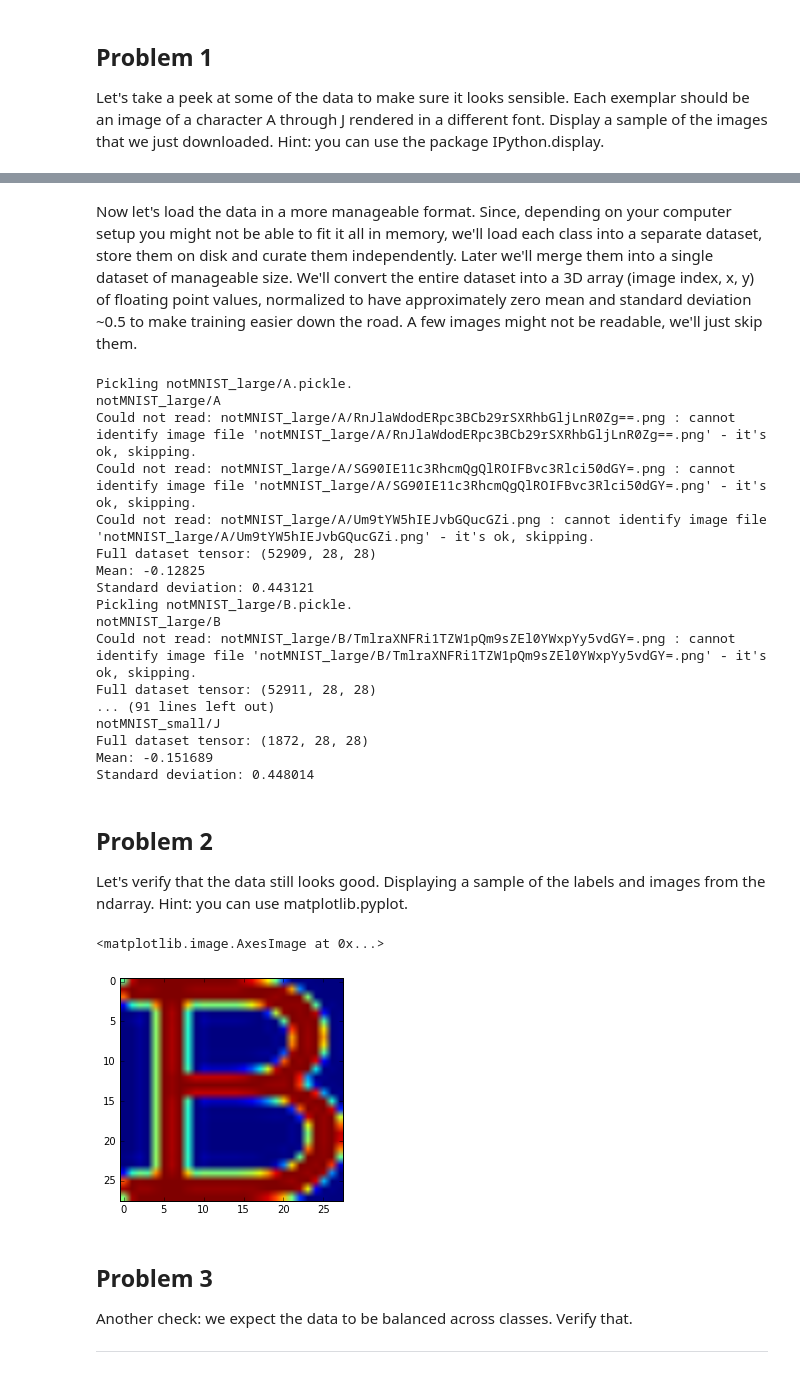
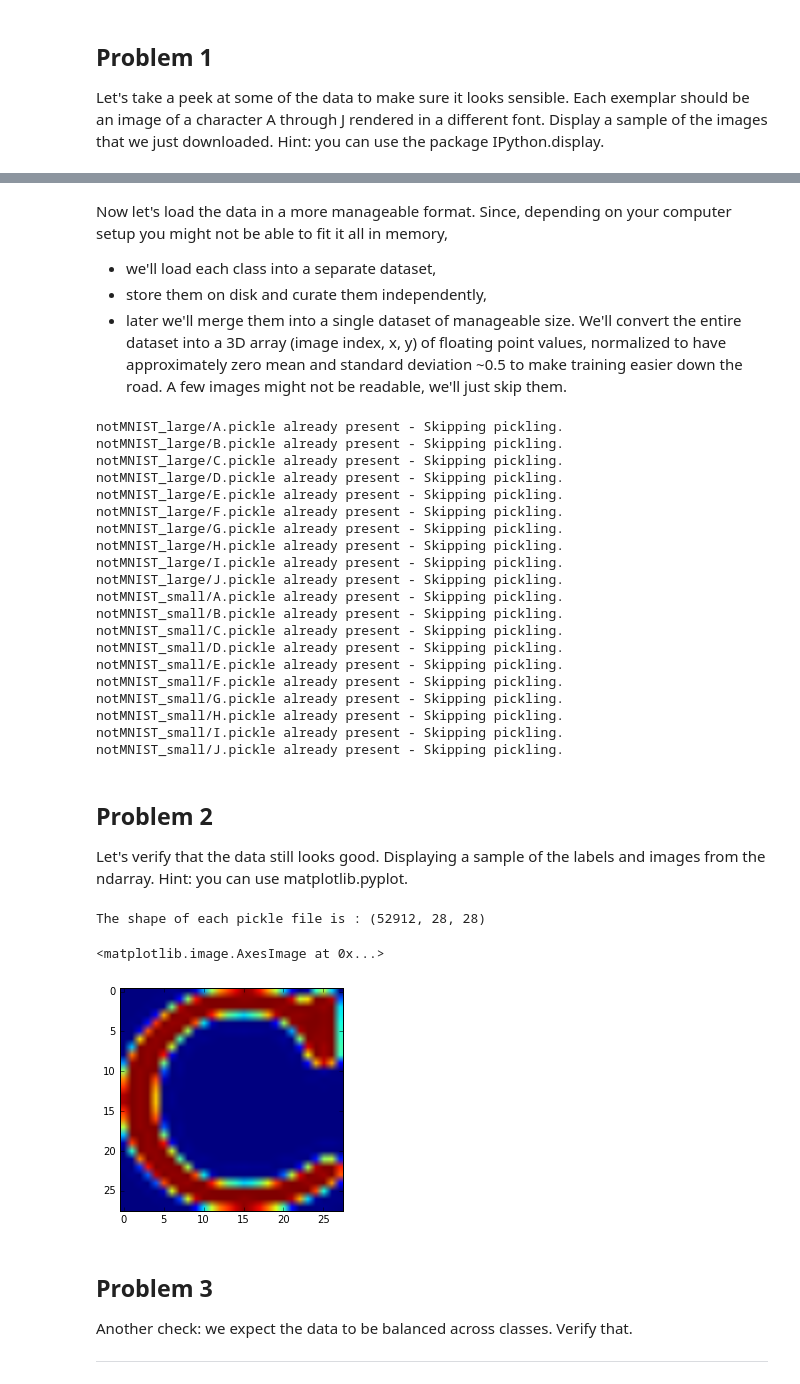
Before and after one commit to Mayweiwang/TensorFlowProj, a Jupyter notebook: proj1/DL Proj 1.ipynb, the cells around one changed output, grey strips where cells are left out. Drawn from its saved outputs; the diff is of its cells as text; code cells hidden in the pictures.

Commit message:
Tensor flow assignment 3-5

```diff
--- a/proj1/DL Proj 1.ipynb
+++ b/proj1/DL Proj 1.ipynb
@@ -125,9 +138,13 @@ Let's take a peek at some of the data to make sure it looks sensible. Each exemp
 # %% [markdown]
-Now let's load the data in a more manageable format. Since, depending on your computer setup you might not be able to fit it all in memory, we'll load each class into a separate dataset, store them on disk and curate them independently. Later we'll merge them into a single dataset of manageable size.
+Now let's load the data in a more manageable format. Since, depending on your computer setup you might not be able to fit it all in memory,
+- we'll load each class into a separate dataset,
+- store them on disk and curate them independently,
+- later we'll merge them into a single dataset of manageable size.
 We'll convert the entire dataset into a 3D array (image index, x, y) of floating point values, normalized to have approximately zero mean and standard deviation ~0.5 to make training easier down the road.
 A few images might not be readable, we'll just skip them.
 # %%
-# 第三个模块，需要的参数是：image_size, pixel_depth, data_folders
+# 第三个模块，需要的参数是：data_folders
+# 常数参数： image_size, pixel_depth
 # 功能是将每一个子文件夹的image都转化为文件保存在磁盘上一个新文件，比如
 #       notMNIST_large/A.pickle,
 # 调用一个子模块：load_letter，功能是 读入一个子文件夹里面num_images 个image files
@@ -185,38 +202,42 @@ def maybe_pickle(data_folders, min_num_images_per_class, force=False):
                 print('Unable to save data to', set_filename, ':', e)
     return dataset_names
 
-train_datasets = maybe_pickle(train_folders, 45000)
-test_datasets = maybe_pickle(test_folders, 1800)
+train_picklenames = maybe_pickle(train_folders, 45000)
+test_picklenames = maybe_pickle(test_folders, 1800)
 # %% [output]
-Pickling notMNIST_large/A.pickle.
-notMNIST_large/A
-Could not read: notMNIST_large/A/RnJlaWdodERpc3BCb29rSXRhbGljLnR0Zg==.png : cannot identify image file 'notMNIST_large/A/RnJlaWdodERpc3BCb29rSXRhbGljLnR0Zg==.png' - it's ok, skipping.
-Could not read: notMNIST_large/A/SG90IE11c3RhcmQgQlROIFBvc3Rlci50dGY=.png : cannot identify image file 'notMNIST_large/A/SG90IE11c3RhcmQgQlROIFBvc3Rlci50dGY=.png' - it's ok, skipping.
-Could not read: notMNIST_large/A/Um9tYW5hIEJvbGQucGZi.png : cannot identify image file 'notMNIST_large/A/Um9tYW5hIEJvbGQucGZi.png' - it's ok, skipping.
-Full dataset tensor: (52909, 28, 28)
-Mean: -0.12825
-Standard deviation: 0.443121
-Pickling notMNIST_large/B.pickle.
-notMNIST_large/B
-Could not read: notMNIST_large/B/TmlraXNFRi1TZW1pQm9sZEl0YWxpYy5vdGY=.png : cannot identify image file 'notMNIST_large/B/TmlraXNFRi1TZW1pQm9sZEl0YWxpYy5vdGY=.png' - it's ok, skipping.
-Full dataset tensor: (52911, 28, 28)
-... (91 lines left out)
-notMNIST_small/J
-Full dataset tensor: (1872, 28, 28)
-Mean: -0.151689
-Standard deviation: 0.448014
+notMNIST_large/A.pickle already present - Skipping pickling.
+notMNIST_large/B.pickle already present - Skipping pickling.
+notMNIST_large/C.pickle already present - Skipping pickling.
+notMNIST_large/D.pickle already present - Skipping pickling.
+notMNIST_large/E.pickle already present - Skipping pickling.
+notMNIST_large/F.pickle already present - Skipping pickling.
+notMNIST_large/G.pickle already present - Skipping pickling.
+notMNIST_large/H.pickle already present - Skipping pickling.
+notMNIST_large/I.pickle already present - Skipping pickling.
+notMNIST_large/J.pickle already present - Skipping pickling.
+notMNIST_small/A.pickle already present - Skipping pickling.
+notMNIST_small/B.pickle already present - Skipping pickling.
+notMNIST_small/C.pickle already present - Skipping pickling.
+notMNIST_small/D.pickle already present - Skipping pickling.
+notMNIST_small/E.pickle already present - Skipping pickling.
+notMNIST_small/F.pickle already present - Skipping pickling.
+notMNIST_small/G.pickle already present - Skipping pickling.
+notMNIST_small/H.pickle already present - Skipping pickling.
+notMNIST_small/I.pickle already present - Skipping pickling.
+notMNIST_small/J.pickle already present - Skipping pickling.
 # %% [markdown]
 ## Problem 2
 Let's verify that the data still looks good. Displaying a sample of the labels and images from the ndarray. Hint: you can use matplotlib.pyplot.
 # %%
 # load one pickle and check what we can find
-obj2 = pickle.load(open('notMNIST_large/B.pickle', 'r'))
+obj2 = pickle.load(open('notMNIST_large/C.pickle', 'r'))
+print('The shape of each pickle file is :', obj2.shape)
 sampleBimage = obj2[1111]
-sampleBimage.shape
 plt.imshow(sampleBimage)
 # %% [output]
-<matplotlib.image.AxesImage at 0x...>
+The shape of each pickle file is : (52912, 28, 28)
+<matplotlib.image.AxesImage at 0x...>
-[figure, old version]
+[figure, new version]
 # %% [markdown]
 ## Problem 3
 Another check: we expect the data to be balanced across classes. Verify that.
```
Also changed, not shown: parts of 19 cells of this notebook, 4 other files.
